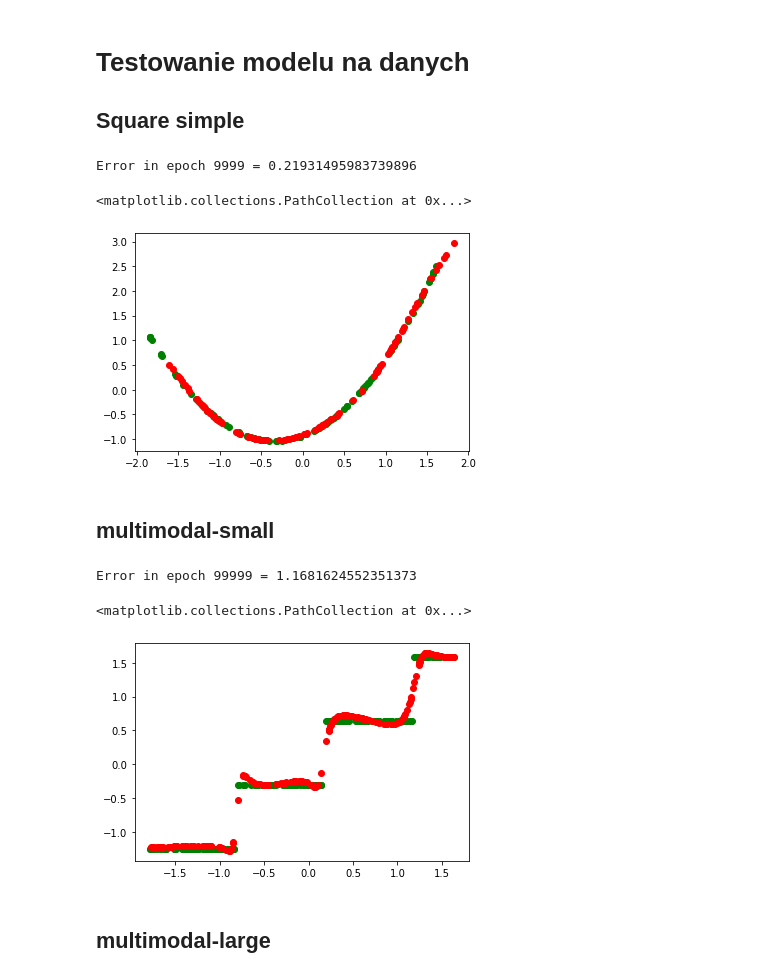
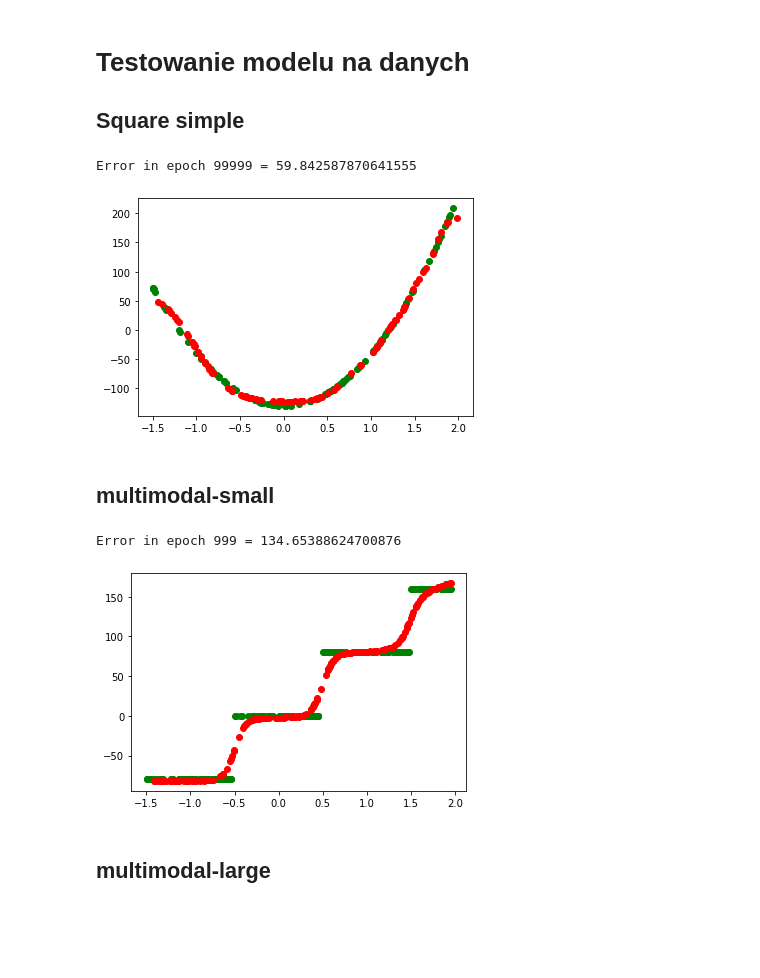
Before and after one commit to jakwisn/metody_inteligencji_obliczeniowej, a Jupyter notebook: zadania/MM_01_Lab_02.ipynb, the cells around one changed output. Drawn from its saved outputs; the diff is of its cells as text; code cells hidden in the pictures; blank space fills up the shorter version.

```diff
--- a/zadania/MM_01_Lab_02.ipynb
+++ b/zadania/MM_01_Lab_02.ipynb
@@ -122,75 +128,81 @@ def normalize_train_test(train, test):
+# %%
+def generate_weights_and_biases(layers, lower, upper):
+
+    weights = []
+    biases = []
+
+    for i in range(len(layers) - 1):
+        weights.append(np.random.uniform(lower, upper, layers[i] * layers[i + 1]).reshape(layers[i], layers[i + 1]))
+        biases.append(np.random.uniform(lower, upper, layers[i + 1]).reshape(1, layers[i+1]))
+
+    return weights, biases
 # %% [markdown]
 # Testowanie modelu na danych
 ## Square simple
 # %%
 train_df = pd.read_csv('../data/square-simple-training.csv', index_col=0)
 test_df = pd.read_csv('../data/square-simple-test.csv', index_col=0)
 
-x, y, x_test, y_test = normalize_train_test(train_df, test_df)
+x = np.asarray(train_df['x']).reshape(-1, 1)
+y = np.asarray(train_df['y']).reshape(-1, 1)
+x_test = np.asarray(test_df['x']).reshape(-1,1)
 
 layers=[1, 5, 1]
-weights = []
-biases = []
-
-for i in range(len(layers) - 1):
-    weights.append(np.random.randn(layers[i + 1], layers[i]))
-    biases.append(np.random.randn(layers[i + 1], 1))
+weights, biases = generate_weights_and_biases(layers, -1, 1)
 
 mlp = MLP(
     layers,
     weights,
     biases
     #draw_weights=True  # sieć można narysować wykorzystując networkx, matplotlib lub inne biblioteki
 )
 
 
 
-mlp.train(x, y, epochs=10000, batch_size = 100, alpha=0.1)
+mlp.train(x, y, epochs=100000, batch_size = 100, alpha=0.001)
 
-_, activations = mlp.feedforward(x_test)
+predictions = mlp.forward(x_test)
 
 
-plt.scatter(x, y, color='green')
-plt.scatter(x_test, activations[-1], color='red')
+plt.scatter(train_df['x'], train_df['y'], color='green')
+plt.scatter(test_df['x'], predictions, color='red')
+plt.show()
 # %% [output]
-Error in epoch 9999 = 0.21931495983739896
+Error in epoch 99999 = 59.842587870641555
-<matplotlib.collections.PathCollection at 0x...>
-[figure, old version]
+[figure, new version]
 # %% [markdown]
 ## multimodal-small
 # %%
 train_df = pd.read_csv('../data/multimodal-small-training.csv', index_col=0)
 test_df = pd.read_csv('../data/multimodal-small-test.csv', index_col=0)
 
-layers=[1, 5,5, 1]
-weights = []
-biases = []
+x = np.asarray(train_df['x']).reshape(-1, 1)
+y = np.asarray(train_df['y']).reshape(-1, 1)
+x_test = np.asarray(test_df['x']).reshape(-1,1)
 
-for i in range(len(layers) - 1):
-    weights.append(np.random.randn(layers[i + 1], layers[i]))
-    biases.append(np.random.randn(layers[i + 1], 1))
+layers=[1, 10, 1]
+weights, biases = generate_weights_and_biases(layers, -1, 1)
 
 mlp = MLP(
-    layers,  # dobrać ręcznie w zależności od problemu
+    layers,
     weights,
     biases
     #draw_weights=True  # sieć można narysować wykorzystując networkx, matplotlib lub inne biblioteki
 )
 
-x, y, x_test, y_test = normalize_train_test(train_df, test_df)
 
 
-mlp.train(x, y, epochs=100000, batch_size = 100, alpha=1)
+mlp.train(x, y, epochs=1000, batch_size = 100, alpha=0.01)
 
-_, activations = mlp.feedforward(x_test)
+predictions = mlp.forward(x_test)
 
 
-plt.scatter(x, y, color='green')
-plt.scatter(x_test, activations[-1], color='red')
+plt.scatter(train_df['x'], train_df['y'], color='green')
+plt.scatter(test_df['x'], predictions, color='red')
+plt.show()
 # %% [output]
-Error in epoch 99999 = 1.1681624552351373
+Error in epoch 999 = 134.65388624700876
-<matplotlib.collections.PathCollection at 0x...>
-[figure, old version]
+[figure, new version]
 # %% [markdown]
 ## multimodal-large
 # %%
```
Also changed, not shown: parts of 27 cells of this notebook, 1 other file.
